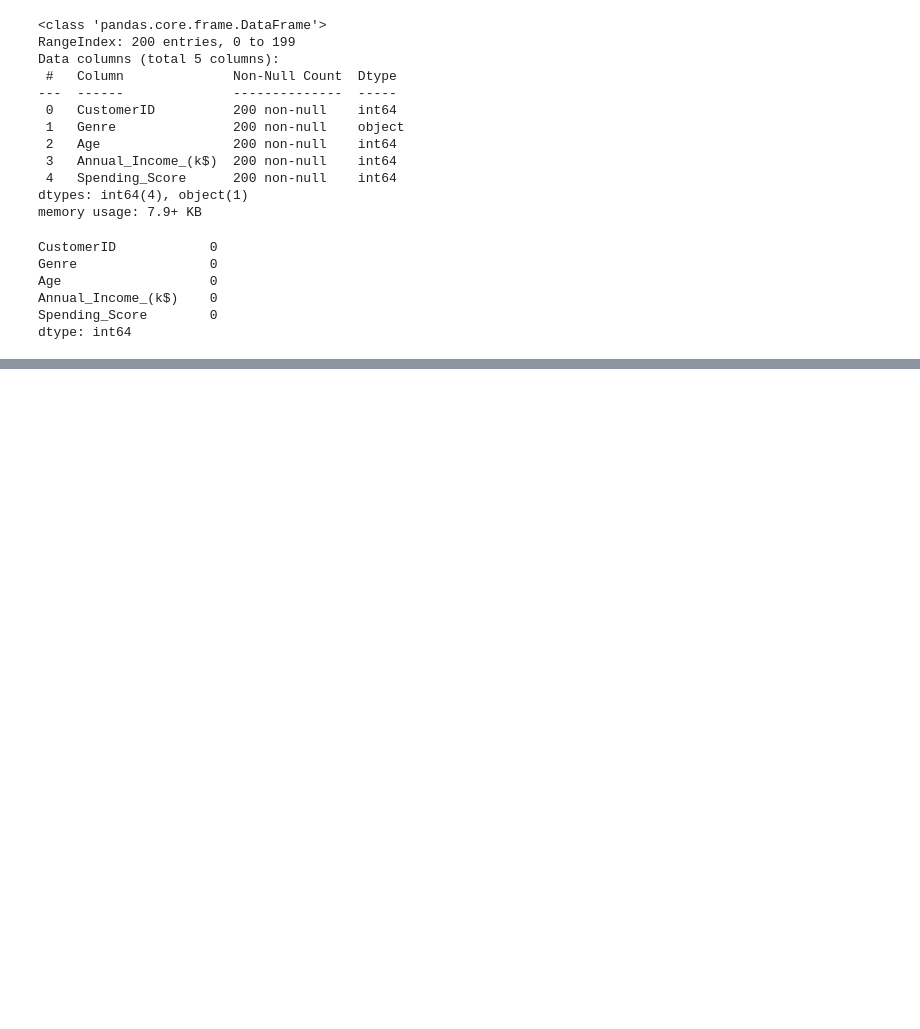
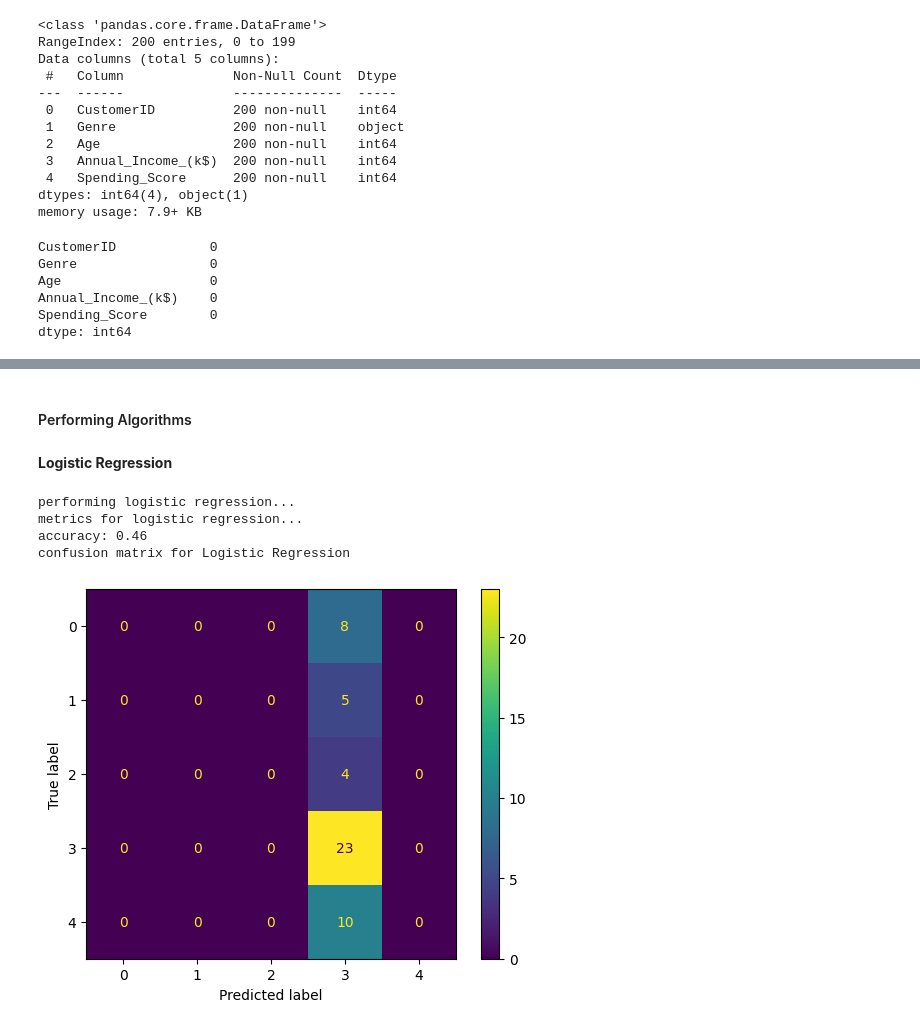
Before and after one commit to cohensaeb/class_notes, a Jupyter notebook: 1002_Assignment_2/Assignment_2_Ahmad_Sayeb.ipynb, the cells around one changed output, grey strips where cells are left out. Drawn from its saved outputs; the diff is of its cells as text; code cells hidden in the pictures; blank space fills up the shorter version.

```diff
--- a/1002_Assignment_2/Assignment_2_Ahmad_Sayeb.ipynb
+++ b/1002_Assignment_2/Assignment_2_Ahmad_Sayeb.ipynb
@@ -135,0 +238,15 @@ dtype: int64
+# %% [markdown]
+#### Performing Algorithms
+# %%
+# splitting the data and normalizing
+X_train, X_test, y_train, y_test = train_test_split(df)
+# %% [markdown]
+**Logistic Regression**
+# %%
+logistic_reg(X_train, X_test, y_train, y_test)
+# %% [output]
+performing logistic regression...
+metrics for logistic regression...
+accuracy: 0.46
+confusion matrix for Logistic Regression
+[figure, added]
```
Also changed, not shown: parts of 15 cells of this notebook.
